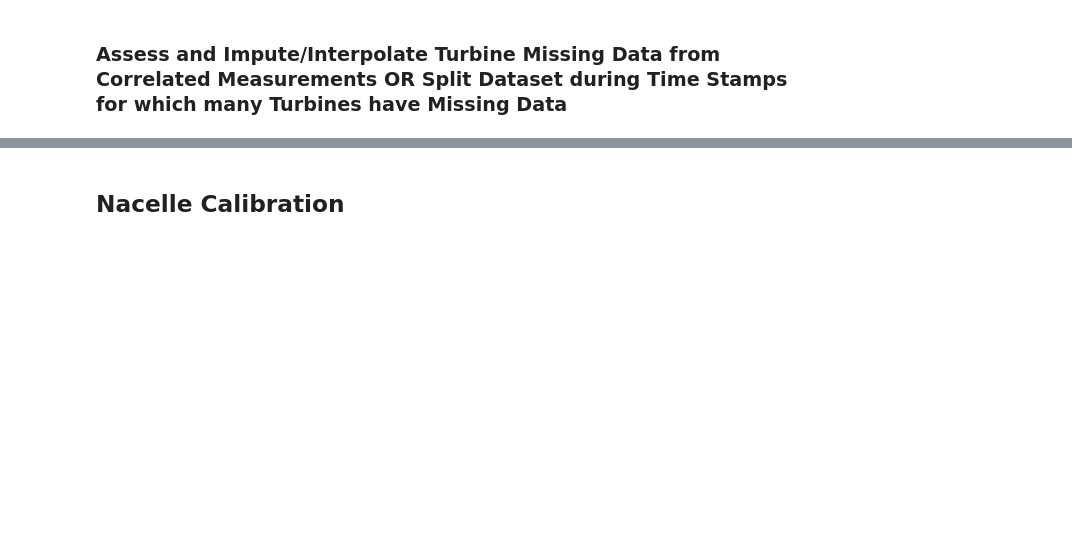
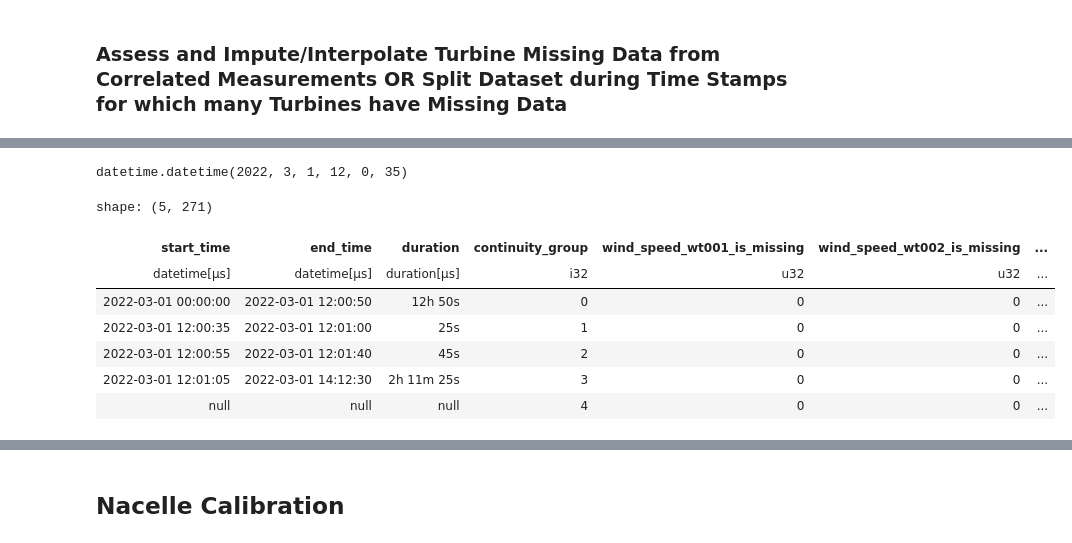
Before and after one commit to achenry/wind-forecasting, a Jupyter notebook: wind_forecasting/preprocessing/preprocessing_main.ipynb, the cells around one changed output, grey strips where cells are left out. Cells and saved outputs as stored; diff of their text form; code cells hidden in the pictures; blank space fills up the shorter version.

```diff
--- a/wind_forecasting/preprocessing/preprocessing_main.ipynb
+++ b/wind_forecasting/preprocessing/preprocessing_main.ipynb
@@ -772,3 +883,40 @@ shape: (146_888, 24)
+# %%
+all_start_times.item(i+1, "start_time")
+# %% [output]
+datetime.datetime(2022, 3, 1, 12, 0, 35)
+# %%
+# merge rows with end times corresponding to start times of the next row into the next row, until no more rows need to be merged
+while 1:
+  # get the end times which should be merged with subsequent rows
+  end_times_to_merge = df_query_not_missing.filter(((pl.col("end_time") + np.timedelta64(data_loader.dt, "s")) == (pl.col("start_time").shift(-1)))).collect().select("end_time")
+
+  if end_times_to_merge.select(pl.len()).item() == 0:
+    break
+
+  df_query_not_missing = df_query_not_missing.select(pl.when(pl.col("end_time").is_in(end_times_to_merge)).then(pl.col("start_time")).alias("start_time"),
+                                                     pl.when(pl.col("end_time").is_in(end_times_to_merge)).then(pl.col("end_time").shift(-1)).alias("end_time"))\
+                                            .drop_nulls()
+
+df_query_not_missing = df_query_not_missing.with_columns((pl.col("end_time") - pl.col("start_time")).alias("duration")).drop_nulls()
+
+del end_times_to_merge
+
+# df_query_not_missing = group_df_by_continuity(pl.concat([df_query_not_missing_times, df_query_missing_times]), df_query_not_missing)
+df_query_missing = group_df_by_continuity(df_query2, df_query_missing)
+df_query_not_missing = group_df_by_continuity(df_query2, df_query_not_missing)
+# %%
+# df_query = df_query2
+df_query_missing.head().collect()
+df_query_not_missing.head().collect()
+# %% [output]
+shape: (5, 271)
+| start_time | end_time | duration | continuity_group | wind_speed_wt001_is_missing | wind_speed_wt002_is_missing | ... |
+| datetime[μs] | datetime[μs] | duration[μs] | i32 | u32 | u32 | ... |
+| 2022-03-01 00:00:00 | 2022-03-01 12:00:50 | 12h 50s | 0 | 0 | 0 | ... |
+| 2022-03-01 12:00:35 | 2022-03-01 12:01:00 | 25s | 1 | 0 | 0 | ... |
+| 2022-03-01 12:00:55 | 2022-03-01 12:01:40 | 45s | 2 | 0 | 0 | ... |
+| 2022-03-01 12:01:05 | 2022-03-01 14:12:30 | 2h 11m 25s | 3 | 0 | 0 | ... |
+| null | null | null | 4 | 0 | 0 | ... |
 # %%
 if PLOT:
   # Plot number of missing wind dir/wind speed data for each wind turbine (missing duration on x axis, turbine id on y axis, color for wind direction/wind speed)
```
Also changed, not shown: parts of 45 cells of this notebook, 3 other files.
